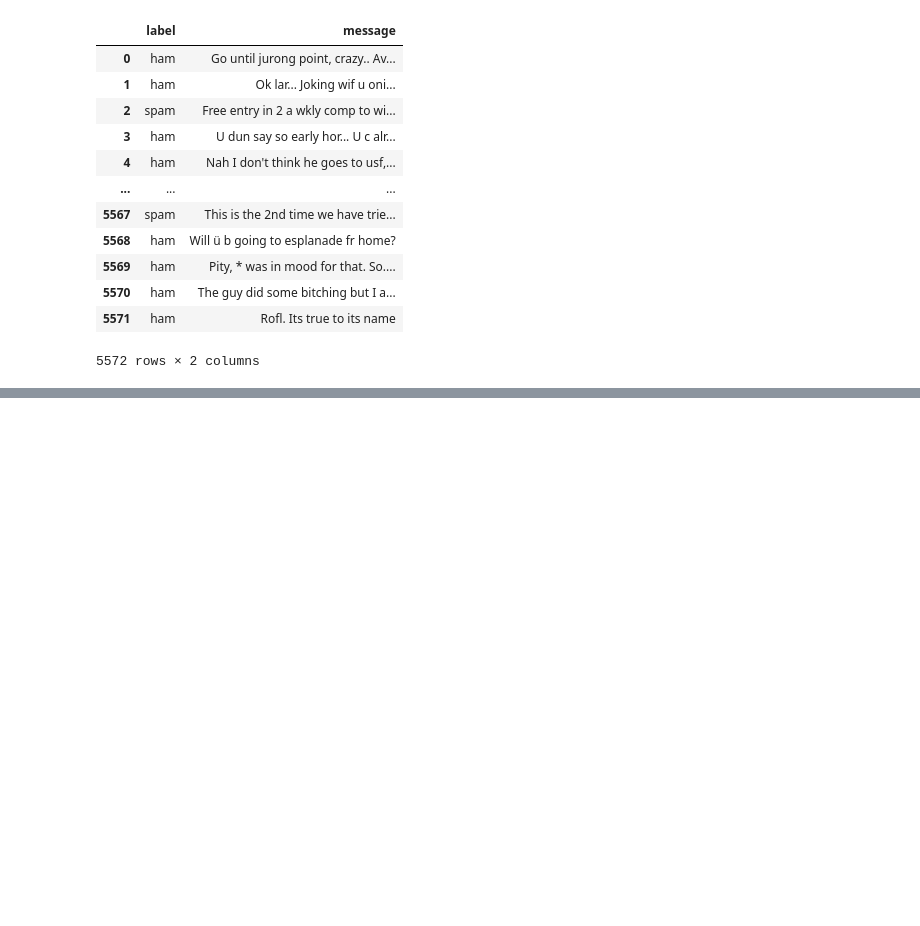
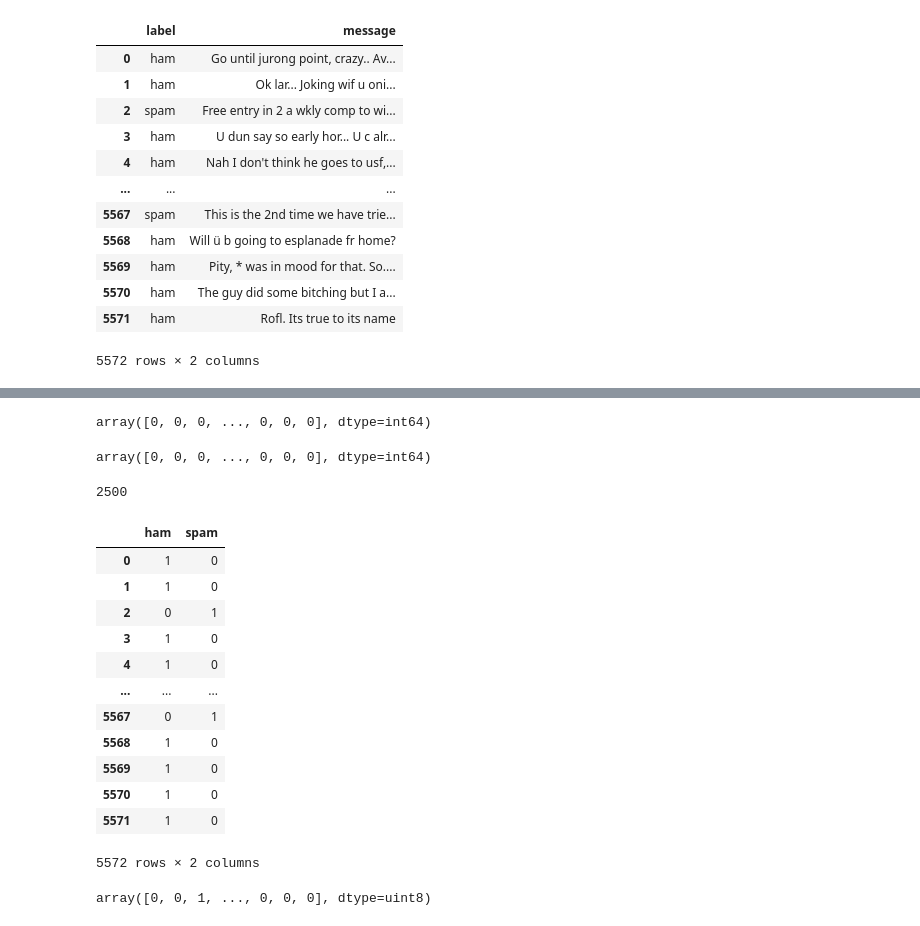
Before and after one commit to ds-fau-ck/NLP_Tutorial, a Jupyter notebook: nlp_with_machine_learning/Word_to_Vec/NLP_Word2Vec.ipynb, the cells around one changed output, grey strips where cells are left out. Drawn from its saved outputs; the diff is of its cells as text; code cells hidden in the pictures; blank space fills up the shorter version.

```diff
--- a/nlp_with_machine_learning/Word_to_Vec/NLP_Word2Vec.ipynb
+++ b/nlp_with_machine_learning/Word_to_Vec/NLP_Word2Vec.ipynb
@@ -20,0 +123,29 @@ messages
+# %%
+X[1]
+# %% [output]
+array([0, 0, 0, ..., 0, 0, 0], dtype=int64)
+# %%
+X[0]
+# %% [output]
+array([0, 0, 0, ..., 0, 0, 0], dtype=int64)
+# %%
+len(X[1])
+# %% [output]
+2500
+# %%
+y=pd.get_dummies(messages['label'])
+y
+# %% [output]
+|  | ham | spam |
+| 0 | 1 | 0 |
+| 1 | 1 | 0 |
+| 2 | 0 | 1 |
+| 3 | 1 | 0 |
+| 4 | 1 | 0 |
+| ... | ... | ... |
+| 5567 | 0 | 1 |
+| 5568 | 1 | 0 |
+| 5569 | 1 | 0 |
+| 5570 | 1 | 0 |
+| 5571 | 1 | 0 |
+5572 rows × 2 columns
@@ -20,0 +155,4 @@ messages
+# %%
+y
+# %% [output]
+array([0, 0, 1, ..., 0, 0, 0], dtype=uint8)
```
Also changed, not shown: parts of 18 cells of this notebook.
